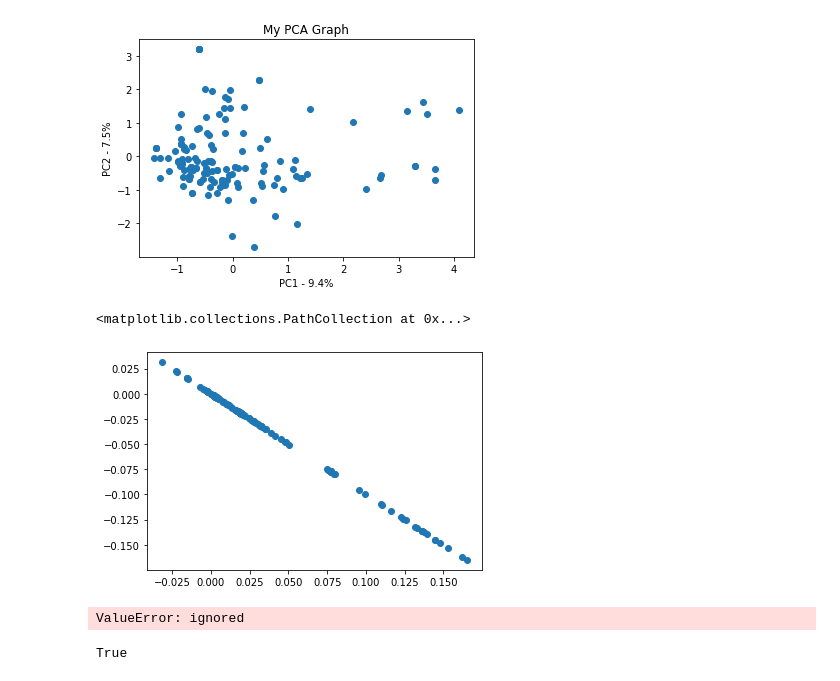
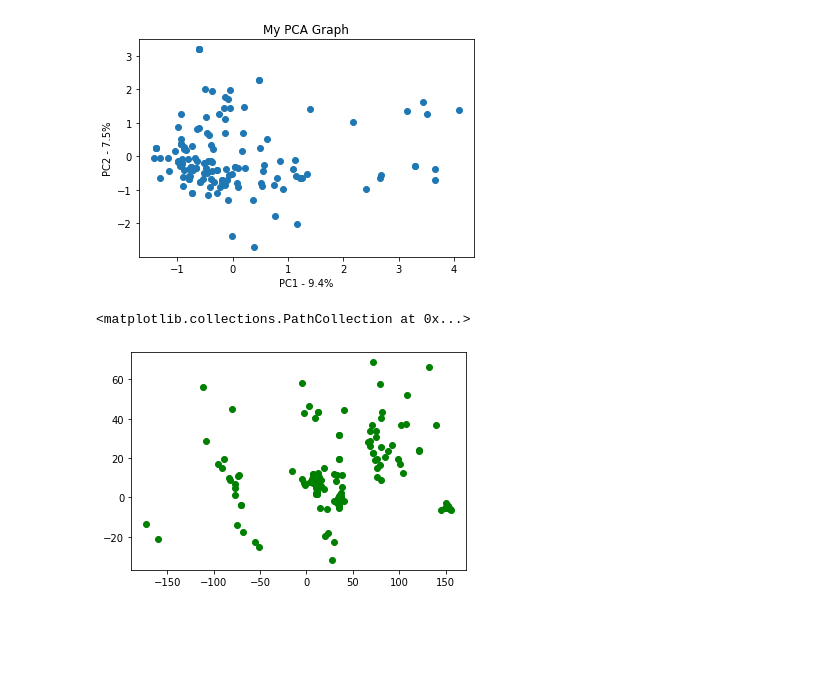
Before and after one commit to camoalon/language_genes, a Jupyter notebook: PCA.ipynb, the cells around one changed output. Drawn from its saved outputs; the diff is of its cells as text; code cells hidden in the pictures; blank space fills up the shorter version.

```diff
--- a/PCA.ipynb
+++ b/PCA.ipynb
@@ -18,7 +131,7 @@ file = 'https://raw.githubusercontent.com/camoalon/language_genes/master/data/Ph
 phonemes = pd.read_csv(file,sep='\t',header=None)
 phonemes.drop(139,axis=1,inplace=True)
 # %%
-file = 'https://raw.githubusercontent.com/camoalon/language_genes/master/data/LongLat_AfricaOnLeft_139forShannon.txt?token=AIVRZB2UB7LDTDDA3MCGLS26RFILQ'
+file = 'https://raw.githubusercontent.com/camoalon/language_genes/master/data/LongLat_Unscaled_139forShannon.txt?token=AIVRZBZWC346DX4G7TPBWIC6RKEMM'
 coordinates = pd.read_csv(file,sep='\t',header=None)
 coordinates.drop(139,axis=1,inplace=True)
 # %% [markdown]
@@ -51,7 +164,7 @@ plt.ylabel('PC2 - {0}%'.format(per_var[1]))
 Text(0, 0.5, 'PC2 - 7.5%')
 [figure]
 # %%
-plt.scatter(mtx2[0], mtx2[1])
+plt.scatter(coordinates.T[0], coordinates.T[1], c = "g")
 # %% [output]
 <matplotlib.collections.PathCollection at 0x...>
-[figure, old version]
+[figure, new version]
@@ -169,8 +170,0 @@ def procrustess(X, Y, scaling=True, reflection='best'):
-# %%
-procrustess(coordinates.T,phonemes_pc)
-# %% [output]
-ValueError: ignored
-# %%
-coordinates.shape == phonemes_pc.shape
-# %% [output]
-True
```
Also changed, not shown: parts of 12 cells of this notebook.
